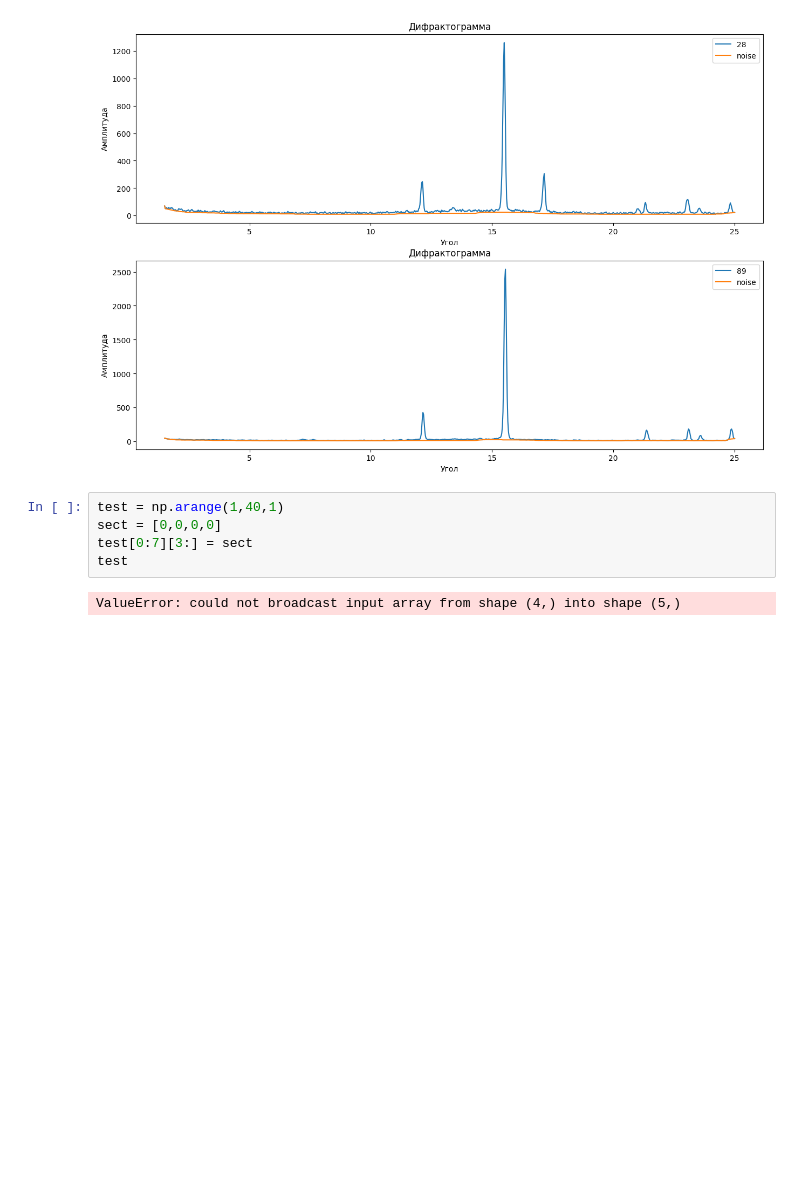
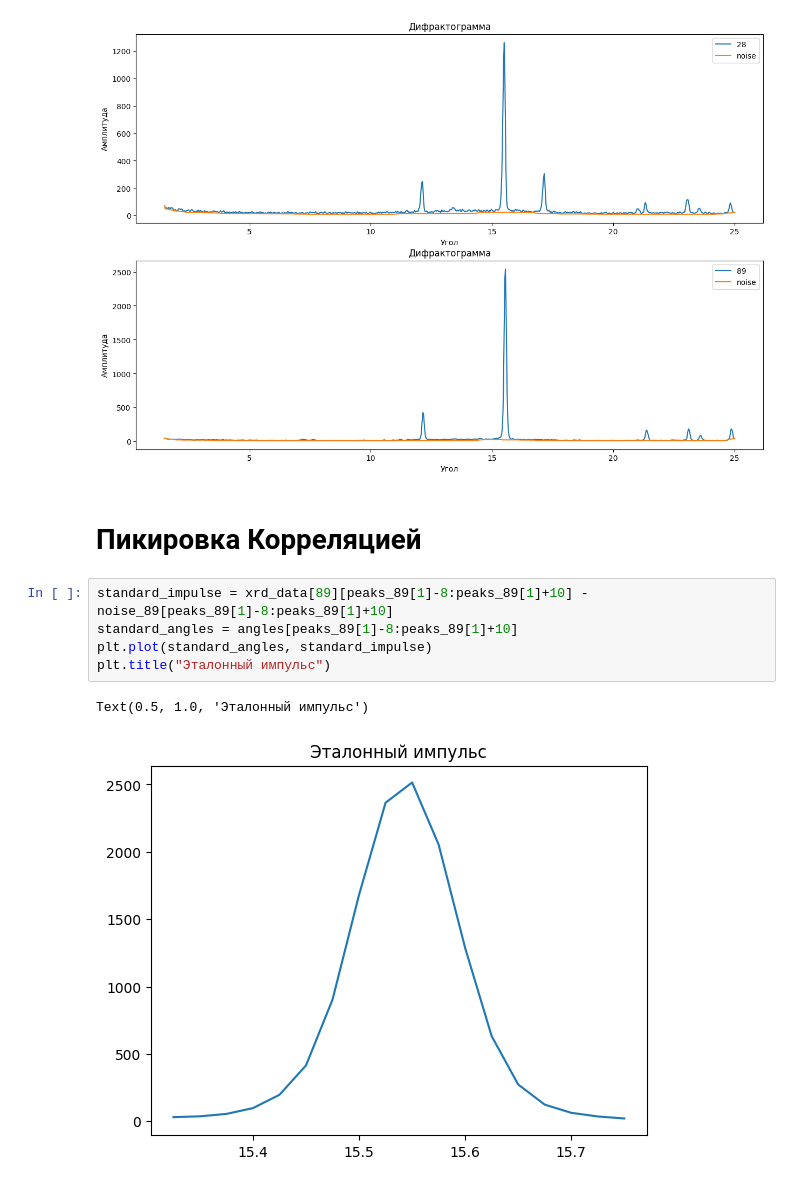
Before and after one commit to spaceswimmer/Pertoleum-Geology-Projects, a Jupyter notebook: Artemiy_Fishchuk_examples/05 X-ray diffraction (XRD) mineral analysis/XRDTask.ipynb, the cells around one changed output. Cells and saved outputs as stored; diff of their text form; blank space fills up the shorter version.

```diff
--- a/Artemiy_Fishchuk_examples/05 X-ray diffraction (XRD) mineral analysis/XRDTask.ipynb
+++ b/Artemiy_Fishchuk_examples/05 X-ray diffraction (XRD) mineral analysis/XRDTask.ipynb
@@ -75,10 +75,13 @@ fig.tight_layout
 # %% [output]
 <bound method Figure.tight_layout of <Figure size 1500x1000 with 2 Axes>>
 [figure]
-# %%
-test = np.arange(1,40,1)
-sect = [0,0,0,0]
-test[0:7][3:] = sect
-test
-# %% [output]
-ValueError: could not broadcast input array from shape (4,) into shape (5,)
+# %% [markdown]
+# Пикировка Корреляцией
+# %%
+standard_impulse = xrd_data[89][peaks_89[1]-8:peaks_89[1]+10] - noise_89[peaks_89[1]-8:peaks_89[1]+10]
+standard_angles = angles[peaks_89[1]-8:peaks_89[1]+10]
+plt.plot(standard_angles, standard_impulse)
+plt.title("Эталонный импульс")
+# %% [output]
+Text(0.5, 1.0, 'Эталонный импульс')
+[figure, added]
```
Also changed, not shown: parts of 1 cell of this notebook.
